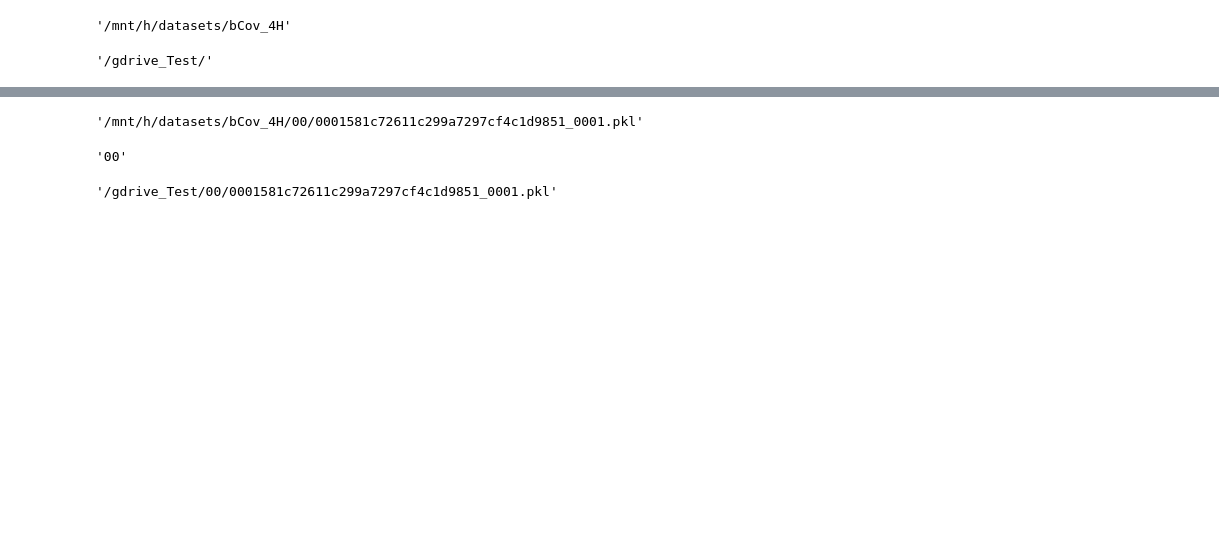
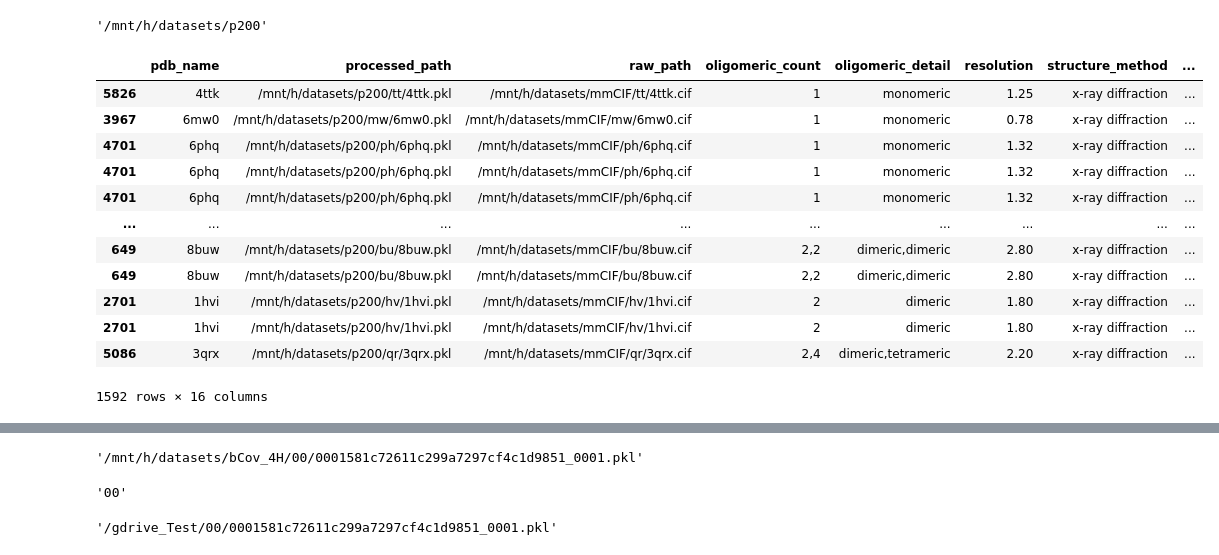
Before and after one commit to NickWoodall/GraphUNet_SE3Diff, a Jupyter notebook: test_env.ipynb, the cells around one changed output, grey strips where cells are left out. Drawn from its saved outputs; the diff is of its cells as text; code cells hidden in the pictures; blank space fills up the shorter version.

```diff
--- a/test_env.ipynb
+++ b/test_env.ipynb
@@ -38,5 +51,5 @@ import pandas as pd
 # %%
-fn = '/mnt/h/datasets/bCov_4H/metadata.csv'
+fn = '/mnt/h/datasets/p200/metadata.csv'
 dir_path = os.path.dirname(os.path.realpath(fn))
 df = pd.read_csv(fn)
 
@@ -44,8 +57,7 @@ dirpath = '/gdrive_Test/'
 # %%
 os.path.abspath(os.path.join(os.path.dirname(fn)))
 # %% [output]
-'/mnt/h/datasets/bCov_4H'
+'/mnt/h/datasets/p200'
-# %%
-dirpath
-# %% [output]
-'/gdrive_Test/'
+# %%
+_dataset_indices = list(range(len(df)))
+df['index'] = _dataset_indices
@@ -51,0 +66,18 @@ dirpath
+# %%
+sampled_order = df.groupby('modeled_seq_len').sample(8, replace=True, random_state=0) #one batch per length
+# %%
+sampled_order
+# %% [output]
+|  | pdb_name | processed_path | raw_path | oligomeric_count | oligomeric_detail | resolution | structure_method | ... |
+| 5826 | 4ttk | /mnt/h/datasets/p200/tt/4ttk.pkl | /mnt/h/datasets/mmCIF/tt/4ttk.cif | 1 | monomeric | 1.25 | x-ray diffraction | ... |
+| 3967 | 6mw0 | /mnt/h/datasets/p200/mw/6mw0.pkl | /mnt/h/datasets/mmCIF/mw/6mw0.cif | 1 | monomeric | 0.78 | x-ray diffraction | ... |
+| 4701 | 6phq | /mnt/h/datasets/p200/ph/6phq.pkl | /mnt/h/datasets/mmCIF/ph/6phq.cif | 1 | monomeric | 1.32 | x-ray diffraction | ... |
+| 4701 | 6phq | /mnt/h/datasets/p200/ph/6phq.pkl | /mnt/h/datasets/mmCIF/ph/6phq.cif | 1 | monomeric | 1.32 | x-ray diffraction | ... |
+| 4701 | 6phq | /mnt/h/datasets/p200/ph/6phq.pkl | /mnt/h/datasets/mmCIF/ph/6phq.cif | 1 | monomeric | 1.32 | x-ray diffraction | ... |
+| ... | ... | ... | ... | ... | ... | ... | ... | ... |
+| 649 | 8buw | /mnt/h/datasets/p200/bu/8buw.pkl | /mnt/h/datasets/mmCIF/bu/8buw.cif | 2,2 | dimeric,dimeric | 2.80 | x-ray diffraction | ... |
+| 649 | 8buw | /mnt/h/datasets/p200/bu/8buw.pkl | /mnt/h/datasets/mmCIF/bu/8buw.cif | 2,2 | dimeric,dimeric | 2.80 | x-ray diffraction | ... |
+| 2701 | 1hvi | /mnt/h/datasets/p200/hv/1hvi.pkl | /mnt/h/datasets/mmCIF/hv/1hvi.cif | 2 | dimeric | 1.80 | x-ray diffraction | ... |
+| 2701 | 1hvi | /mnt/h/datasets/p200/hv/1hvi.pkl | /mnt/h/datasets/mmCIF/hv/1hvi.cif | 2 | dimeric | 1.80 | x-ray diffraction | ... |
+| 5086 | 3qrx | /mnt/h/datasets/p200/qr/3qrx.pkl | /mnt/h/datasets/mmCIF/qr/3qrx.cif | 2,4 | dimeric,tetrameric | 2.20 | x-ray diffraction | ... |
+1592 rows × 16 columns
```
Also changed, not shown: parts of 8 cells of this notebook, 5 other files.
